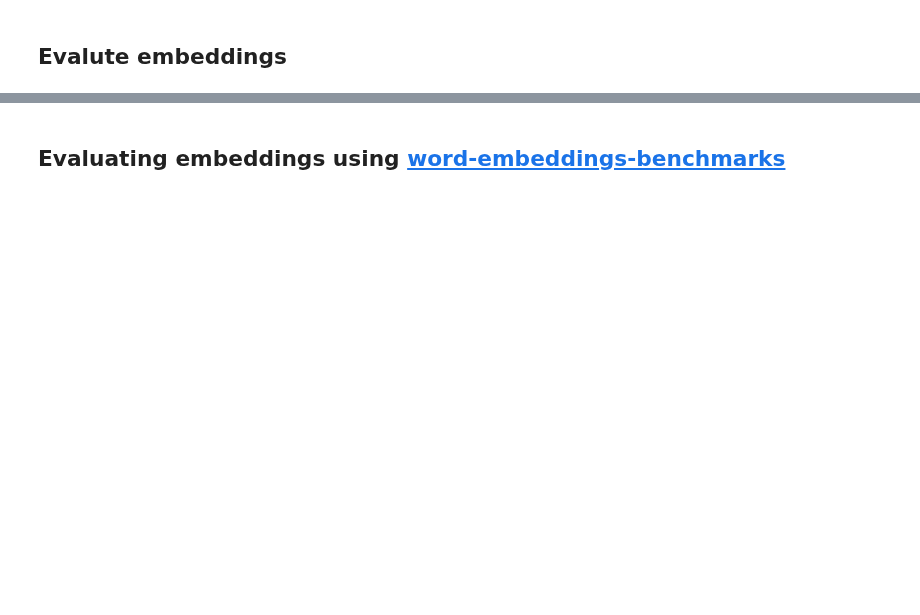
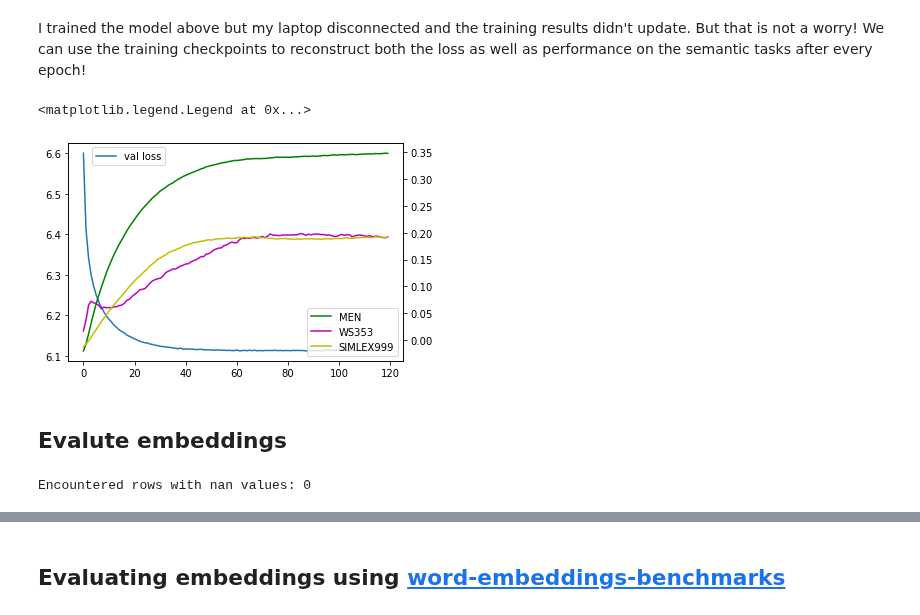
Before and after one commit to earthspecies/audio-embeddings, a Jupyter notebook: 02_train_and_evaluate_simple_text_embeddings.ipynb, the cells around one changed output, grey strips where cells are left out. Saved outputs shown, nothing was run; the diff lists cells and outputs as text; code cells hidden in the pictures; blank space fills up the shorter version.

```diff
--- a/02_train_and_evaluate_simple_text_embeddings.ipynb
+++ b/02_train_and_evaluate_simple_text_embeddings.ipynb
@@ -110,9 +128,29 @@ learn = Learner(
     dls.cuda(),
     Model().cuda(),
     loss_func=CrossEntropyLossFlat(),
-    lr=1e-3,
     opt_func=Adam,
     metrics=[accuracy]
 )
 # %%
-learn.fit(120, lr=1e-3, cbs=SaveModelCallback(fname='text_embeddings')
+learn.fit(120, lr=1e-3, cbs=SaveModelCallback(fname='text_embeddings', every_epoch=True))
+# %% [markdown]
+I trained the model above but my laptop disconnected and the training results didn't update. But that is not a worry! We can use the training checkpoints to reconstruct both the loss as well as performance on the semantic tasks after every epoch!
+# %%
+%%capture
+
+val_losses, accuracies, task_perf = [], [], []
+for i in range(120):
+    learn.load(f'text_embeddings_{i}')
+    loss, accuracy = learn.validate()
+    val_losses.append(loss)
+    accuracies.append(accuracy)
+
+    embeddings = learn.model.embeddings.weight.cpu().detach().numpy()
+    our_embeddings = Embedding(
+        Vocabulary([w.lower() for w in vocab]),
+        embeddings
+    )
+
+    task_perf.append([evaluate_similarity(our_embeddings, data.X, data.y) for name, data in iteritems(tasks)])
+# %%
+men, ws353, simlex999 = list(zip(*task_perf))
@@ -119,3 +159,18 @@ learn.fit(120, lr=1e-3, cbs=SaveModelCallback(fname='text_embeddings')
+# %%
+fig, ax1 = plt.subplots()
+
+ax1.plot(val_losses, label='val loss')
+
+ax2 = ax1.twinx()
+ax2.plot(men, label='MEN', c='g')
+ax2.plot(ws353, label='WS353', c='m')
+ax2.plot(simlex999, label='SIMLEX999', c='y')
+
+ax1.legend(loc=[0.07, 0.9])
+ax2.legend()
+# %% [output]
+<matplotlib.legend.Legend at 0x...>
+[figure, added]
 # %% [markdown]
 ## Evalute embeddings
 # %%
@@ -131,6 +186,8 @@ for i in range(len(vocab)):
     else: nans_encountered += 1
 
 print(f'Encountered rows with nan values: {nans_encountered}')
+# %% [output]
+Encountered rows with nan values: 0
 # %%
 e = Embeddings(
     np.array(list(word2embedding_without_nans.values())),
```
Also changed, not shown: parts of 9 cells of this notebook.
